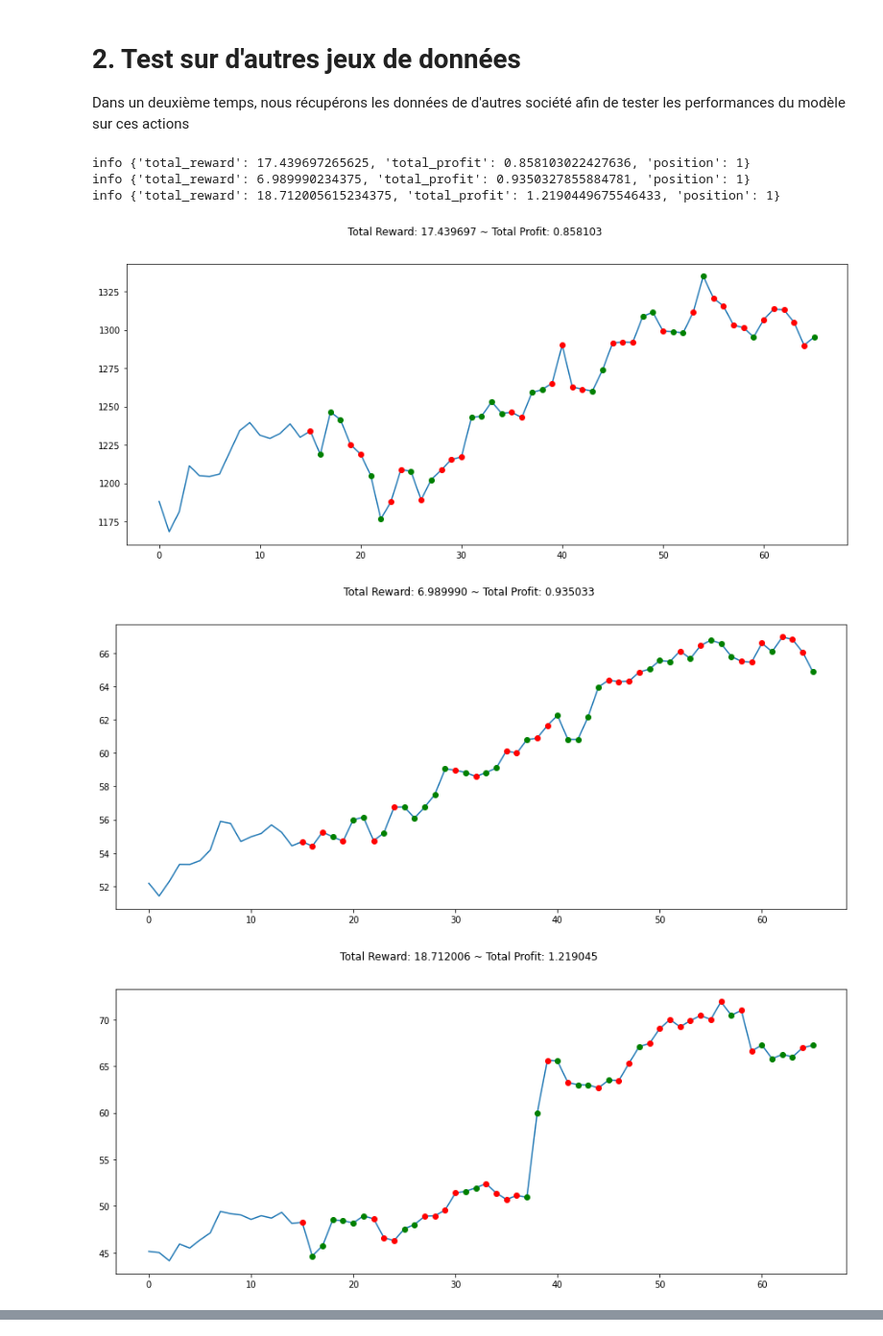
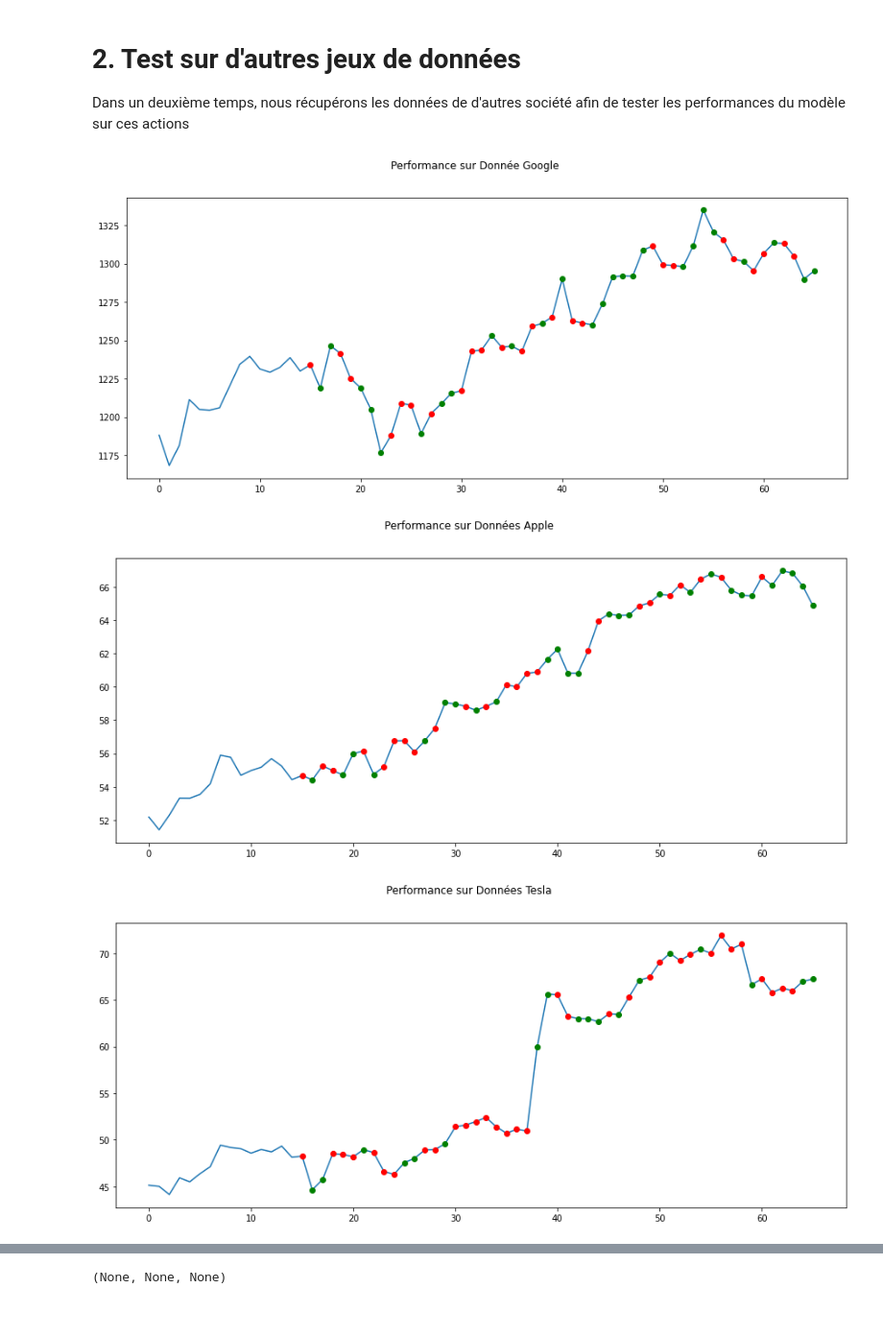
Before and after one commit to LucasScellos/tradingprojectRL, a Jupyter notebook: Généralisation.ipynb, the cells around one changed output, grey strips where cells are left out. Shown: that part at 96% size. Cells and saved outputs as stored; diff of their text form; code cells hidden in the pictures.

```diff
--- a/Généralisation.ipynb
+++ b/Généralisation.ipynb
@@ -39,15 +38,12 @@ Dans un deuxième temps, nous récupérons les données de d'autres société af
 # %%
 df_google = tg.recuperation_donnee(name="goog",interval="1d")
 df_apple = tg.recuperation_donnee(name="aapl",interval="1d")
 df_tesla = tg.recuperation_donnee(name="tsla",interval="1d")
 google_eval, google_info = tg.evaluation(df=df_google, model= model_amz)
 apple_eval, apple_info = tg.evaluation(df=df_apple, model= model_amz)
 tesla_eval, tesla_info = tg.evaluation(df=df_tesla, model= model_amz)
-tg.graphique(google_eval), tg.graphique(apple_eval), tg.graphique(tesla_eval)
+tg.graphique(google_eval, "Performance sur Donnée Google"), tg.graphique(apple_eval, "Performance sur Données Apple"), tg.graphique(tesla_eval, "Performance sur Données Tesla")
 # %% [output]
-info {'total_reward': 17.439697265625, 'total_profit': 0.858103022427636, 'position': 1}
-info {'total_reward': 6.989990234375, 'total_profit': 0.9350327855884781, 'position': 1}
-info {'total_reward': 18.712005615234375, 'total_profit': 1.2190449675546433, 'position': 1}
-[figure, old version]
+[figure, new version]
-[figure, old version]
+[figure, new version]
-[figure, old version]
+[figure, new version]
@@ -54,0 +50 @@ info {'total_reward': 18.712005615234375, 'total_profit': 1.2190449675546433, 'p
+(None, None, None)
```
Also changed, not shown: parts of 3 cells of this notebook, 3 other files.
